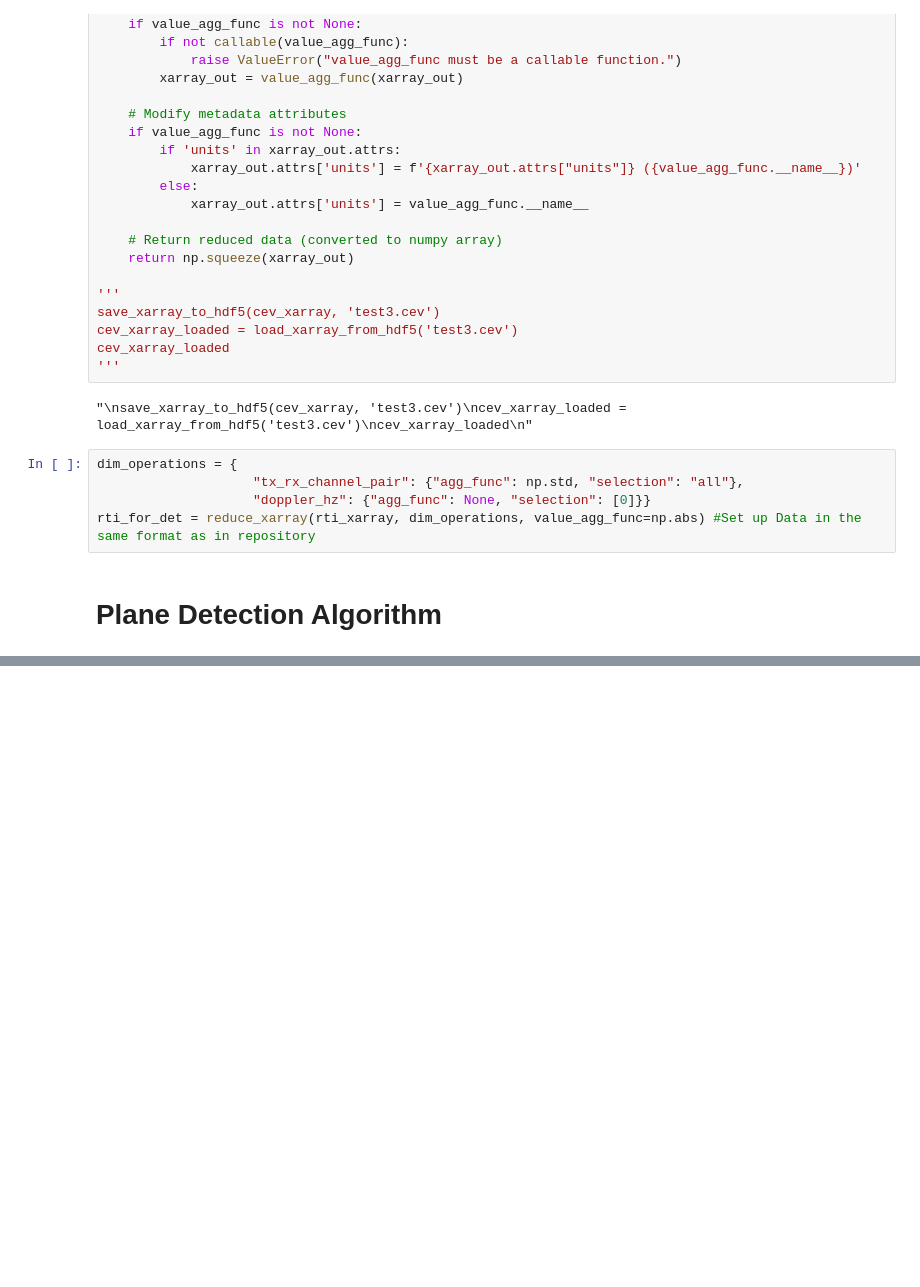
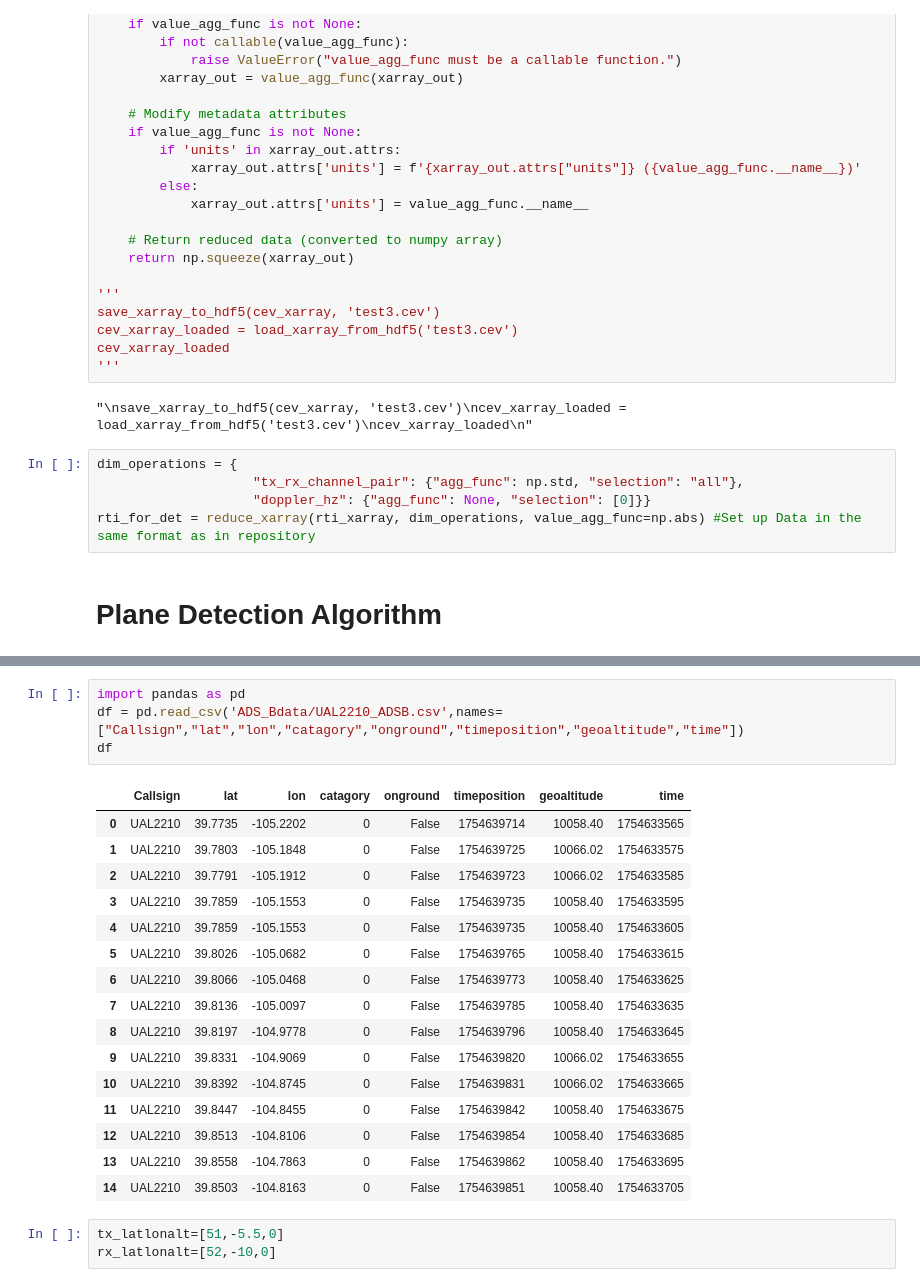
Before and after one commit to tofi1115/ToriField_ZephyrScripts, a Jupyter notebook: Organized_Folder/Pipeline.ipynb, the cells around one changed output, grey strips where cells are left out. Drawn from its saved outputs; the diff is of its cells as text; blank space fills up the shorter version.

```diff
--- a/Organized_Folder/Pipeline.ipynb
+++ b/Organized_Folder/Pipeline.ipynb
@@ -151,0 +216,24 @@ rti_for_det = reduce_xarray(rti_xarray, dim_operations, value_agg_func=np.abs) #
+# %%
+import pandas as pd
+df = pd.read_csv('ADS_Bdata/UAL2210_ADSB.csv',names=["Callsign","lat","lon","catagory","onground","timeposition","geoaltitude","time"])
+df
+# %% [output]
+|  | Callsign | lat | lon | catagory | onground | timeposition | geoaltitude | time |
+| 0 | UAL2210 | 39.7735 | -105.2202 | 0 | False | 1754639714 | 10058.40 | 1754633565 |
+| 1 | UAL2210 | 39.7803 | -105.1848 | 0 | False | 1754639725 | 10066.02 | 1754633575 |
+| 2 | UAL2210 | 39.7791 | -105.1912 | 0 | False | 1754639723 | 10066.02 | 1754633585 |
+| 3 | UAL2210 | 39.7859 | -105.1553 | 0 | False | 1754639735 | 10058.40 | 1754633595 |
+| 4 | UAL2210 | 39.7859 | -105.1553 | 0 | False | 1754639735 | 10058.40 | 1754633605 |
+| 5 | UAL2210 | 39.8026 | -105.0682 | 0 | False | 1754639765 | 10058.40 | 1754633615 |
+| 6 | UAL2210 | 39.8066 | -105.0468 | 0 | False | 1754639773 | 10058.40 | 1754633625 |
+| 7 | UAL2210 | 39.8136 | -105.0097 | 0 | False | 1754639785 | 10058.40 | 1754633635 |
+| 8 | UAL2210 | 39.8197 | -104.9778 | 0 | False | 1754639796 | 10058.40 | 1754633645 |
+| 9 | UAL2210 | 39.8331 | -104.9069 | 0 | False | 1754639820 | 10066.02 | 1754633655 |
+| 10 | UAL2210 | 39.8392 | -104.8745 | 0 | False | 1754639831 | 10066.02 | 1754633665 |
+| 11 | UAL2210 | 39.8447 | -104.8455 | 0 | False | 1754639842 | 10058.40 | 1754633675 |
+| 12 | UAL2210 | 39.8513 | -104.8106 | 0 | False | 1754639854 | 10058.40 | 1754633685 |
+| 13 | UAL2210 | 39.8558 | -104.7863 | 0 | False | 1754639862 | 10058.40 | 1754633695 |
+| 14 | UAL2210 | 39.8503 | -104.8163 | 0 | False | 1754639851 | 10058.40 | 1754633705 |
+# %%
+tx_latlonalt=[51,-5.5,0]
+rx_latlonalt=[52,-10,0]
```
Also changed, not shown: parts of 14 cells of this notebook, 11 other files.
